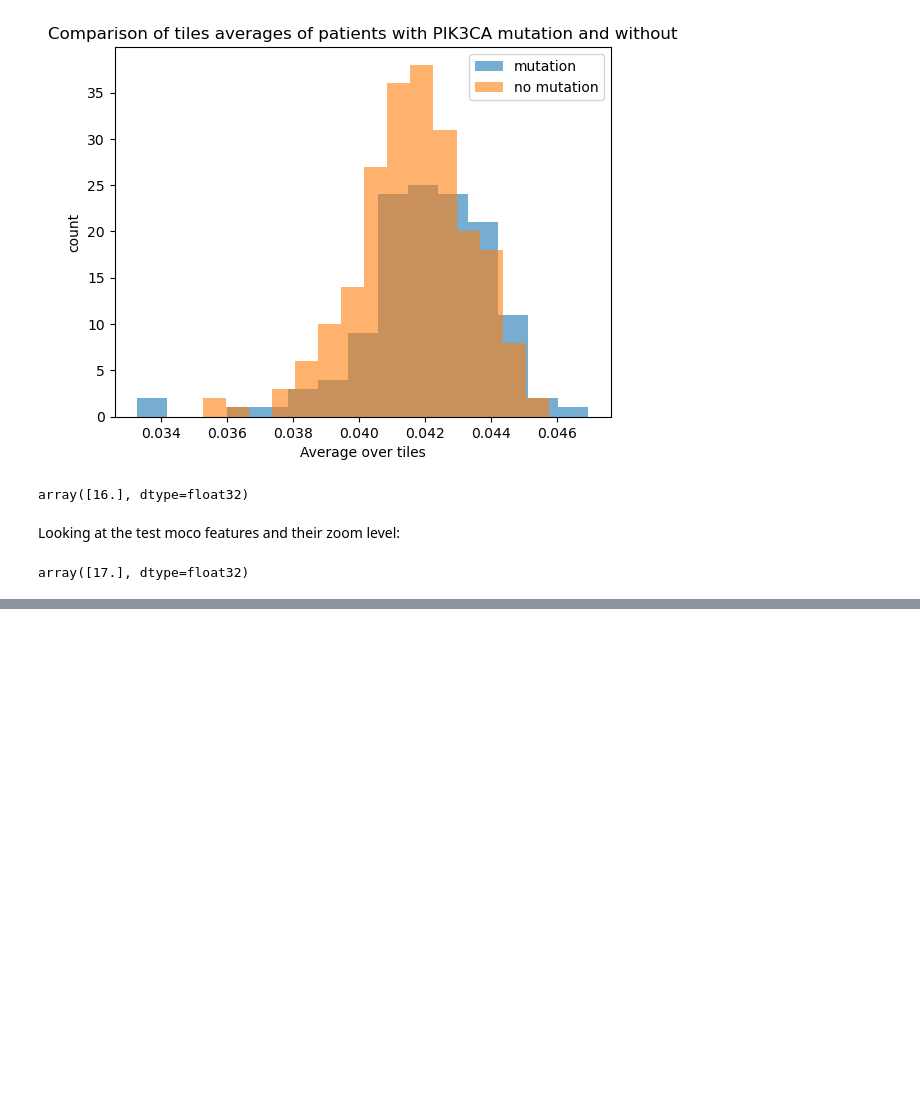
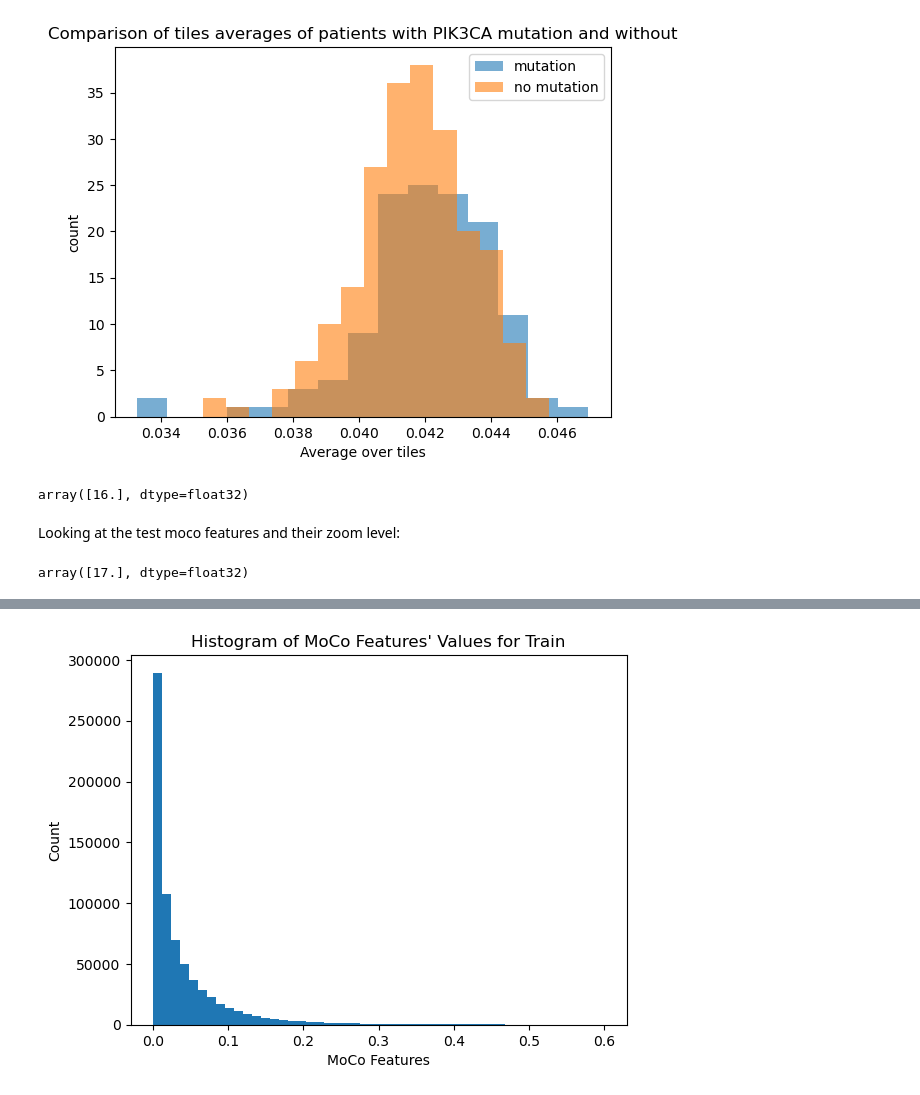
Before and after one commit to stlbnmaria/enschallenge2023, a Jupyter notebook: exploring_data/eda_analysis.ipynb, the cells around one changed output, grey strips where cells are left out. Saved outputs shown, nothing was run; the diff lists cells and outputs as text; code cells hidden in the pictures; blank space fills up the shorter version.

```diff
--- a/exploring_data/eda_analysis.ipynb
+++ b/exploring_data/eda_analysis.ipynb
@@ -227,0 +251,8 @@ array([17.], dtype=float32)
+# %%
+cond = np.where(X_train < 0.6)
+plt.hist(X_train[cond].flatten(), bins=50)
+plt.xlabel("MoCo Features")
+plt.ylabel("Count")
+plt.title("Histogram of MoCo Features' Values for Train");
+# %% [output]
+[figure, added]
```
Also changed, not shown: parts of 5 cells of this notebook.
